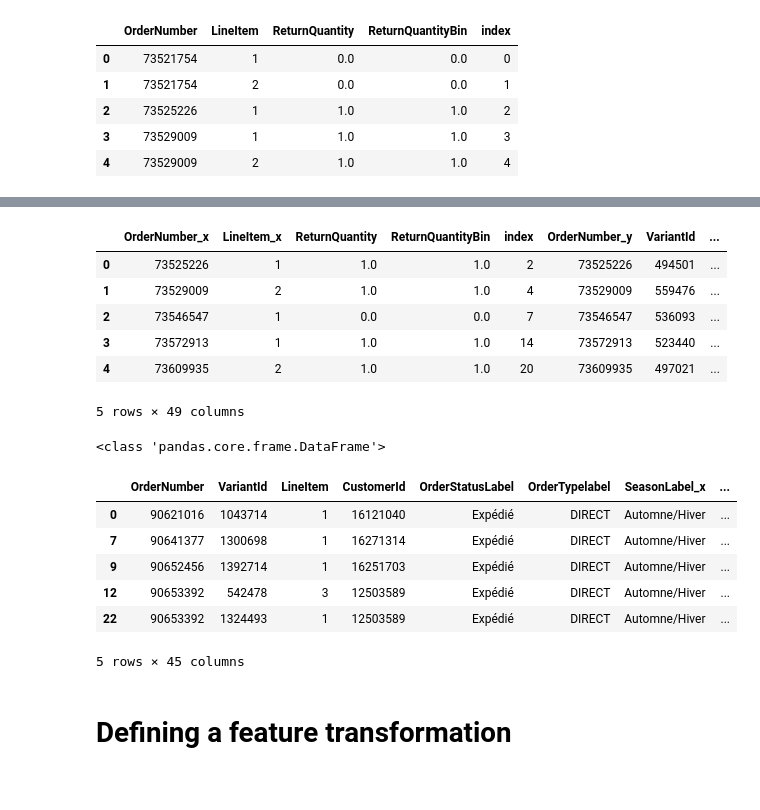
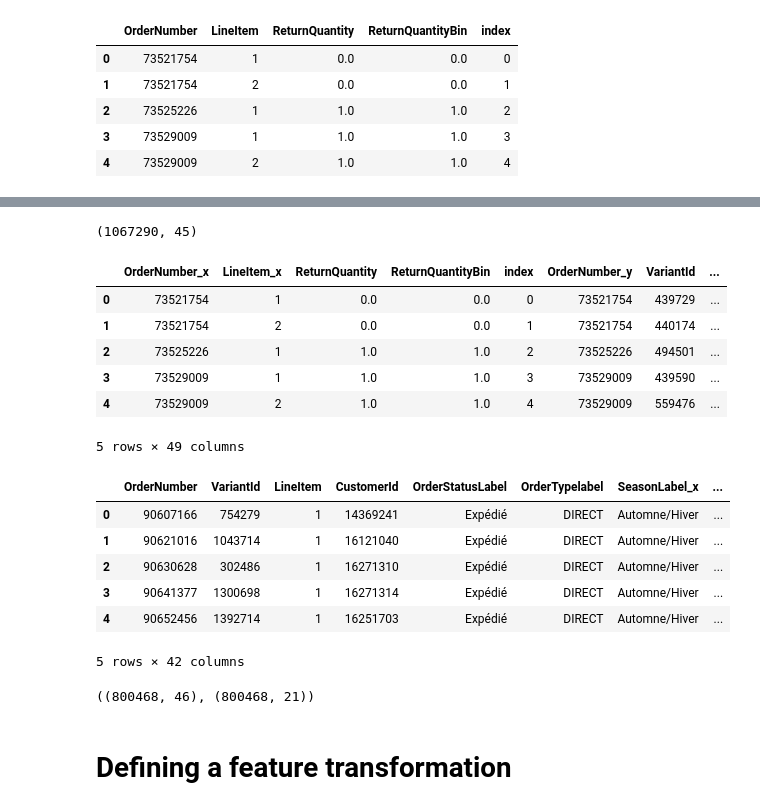
Before and after one commit to pepi4e/SD210-ML-challenge, a Jupyter notebook: Challenge_francois.ipynb, the cells around one changed output, grey strips where cells are left out. Saved outputs shown, nothing was run; the diff lists cells and outputs as text; code cells hidden in the pictures.

```diff
--- a/Challenge_francois.ipynb
+++ b/Challenge_francois.ipynb
@@ -80,3 +134,6 @@ There are exactly 845602 orders not returned and 221688 orders returned
+# %%
+col = customers['Gender'].eq('Homme').astype('float')
+customers['Gender'] = col
 # %%
 customers.head()
 # %% [output]
@@ -108,3 +235,27 @@ X_train.head()
 | 3 | 73529009 | 439590 | 1 | 12443946 | Expédié | DIRECT | Automne/Hiver | ... |
 | 4 | 73529009 | 559476 | 2 | 12443946 | Expédié | DIRECT | Automne/Hiver | ... |
 5 rows × 21 columns
+# %%
+col = X_train['OrderStatusLabel'].eq('Expédié').astype('float')
+X_train['OrderStatusLabel'] = col
+
+col1 = X_train['OrderTypelabel'].eq('DIRECT').astype('float')
+X_train['OrderTypelabel'] = col1
+
+col2 = X_train['SeasonLabel'].eq('Automne/Hiver').astype('float')
+X_train['SeasonLabel'] = col2
+
+col3 = X_train['PayementModeLabel'].eq('Carte bancaire').astype('float')
+col4 = X_train['PayementModeLabel'].eq('PayPal').astype('float')
+col5 = X_train['PayementModeLabel'].eq('DotPay').astype('float')
+col6 = X_train['PayementModeLabel'].eq('Gratuit').astype('float')
+col7 = X_train['PayementModeLabel'].eq('Chèque').astype('float')
+X_train['PayementModeLabel'] = 1.0*col3 + 2.0*col4 + 3.0*col5 + 4.0*col6 + 5.0*col7
+
+col8 = X_train['CustomerTypeLabel'].eq('Fidélisé').astype('float')
+X_train['CustomerTypeLabel'] = col8
+
+del X_train['DeviceTypeLabel']
+
+col9 = X_train['PricingTypeLabel'].eq('Plein Tarif').astype('float')
+X_train['PricingTypeLabel'] = col9
@@ -120,9 +292,10 @@ y_train.head()
 | 3 | 73529009 | 1 | 1.0 | 1.0 | 3 |
 | 4 | 73529009 | 2 | 1.0 | 1.0 | 4 |
 # %%
-X_Product = pd.merge(X_train,products,on='VariantId')
+X_Product = X_train.merge(products,how='left',on='VariantId')
 X_Product = X_Product.sort_values(by='index')
-X_Product = X_Product[:100000] #Reduce computing
+#X_Product = X_Product[:300000] #Reduce computing
+#X_Product = preprocessing.scale(X_Product)
 X_Product.head()
 # %% [output]
 |  | OrderNumber | VariantId | LineItem | CustomerId | OrderStatusLabel | OrderTypelabel | SeasonLabel_x | ... |
@@ -134,0 +308,4 @@ X_Product.head()
+# %%
+X_data = X_Product.merge(customers,how='left',on='CustomerId')
+X_data = X_data.sort_values(by='index')
+X_data.head()
@@ -135,33 +320,34 @@ X_Product.head()
+# %%
+X_data.shape
+# %% [output]
+(1067290, 45)
 # %%
-y_Product = pd.merge(y_train,X_Product,on="index")
+y_Product = pd.merge(y_train,X_data,how='left',on="index")
 y_Product = y_Product.sort_values(by='index')
-y_Product = y_Product[:100000]
+#y_Product = y_Product[:300000]
 y_Product.head()
 # %% [output]
 |  | OrderNumber_x | LineItem_x | ReturnQuantity | ReturnQuantityBin | index | OrderNumber_y | VariantId | ... |
-| 0 | 73525226 | 1 | 1.0 | 1.0 | 2 | 73525226 | 494501 | ... |
-| 1 | 73529009 | 2 | 1.0 | 1.0 | 4 | 73529009 | 559476 | ... |
-| 2 | 73546547 | 1 | 0.0 | 0.0 | 7 | 73546547 | 536093 | ... |
-| 3 | 73572913 | 1 | 1.0 | 1.0 | 14 | 73572913 | 523440 | ... |
-| 4 | 73609935 | 2 | 1.0 | 1.0 | 20 | 73609935 | 497021 | ... |
+| 0 | 73521754 | 1 | 0.0 | 0.0 | 0 | 73521754 | 439729 | ... |
+| 1 | 73521754 | 2 | 0.0 | 0.0 | 1 | 73521754 | 440174 | ... |
+| 2 | 73525226 | 1 | 1.0 | 1.0 | 2 | 73525226 | 494501 | ... |
+| 3 | 73529009 | 1 | 1.0 | 1.0 | 3 | 73529009 | 439590 | ... |
+| 4 | 73529009 | 2 | 1.0 | 1.0 | 4 | 73529009 | 559476 | ... |
 5 rows × 49 columns
 # %%
-print(type(X_train))
-C = products.corr()
+#C = X_Product.corr()
 #print((C))
-# %% [output]
-<class 'pandas.core.frame.DataFrame'>
 # %%
 index = pd.DataFrame({'index':np.arange(X_test.shape[0])})
 X_test['index']=index # Evite les duplicata
-X_test_Product = pd.merge(X_test,products,on='VariantId')
+X_test_Product = X_test.merge(products,how='left',on='VariantId')
 X_test_Product = X_test_Product.sort_values(by='index')
 X_test_Product.head()
 # %% [output]
 |  | OrderNumber | VariantId | LineItem | CustomerId | OrderStatusLabel | OrderTypelabel | SeasonLabel_x | ... |
-| 0 | 90621016 | 1043714 | 1 | 16121040 | Expédié | DIRECT | Automne/Hiver | ... |
-| 7 | 90641377 | 1300698 | 1 | 16271314 | Expédié | DIRECT | Automne/Hiver | ... |
-| 9 | 90652456 | 1392714 | 1 | 16251703 | Expédié | DIRECT | Automne/Hiver | ... |
-| 12 | 90653392 | 542478 | 3 | 12503589 | Expédié | DIRECT | Automne/Hiver | ... |
-| 22 | 90653392 | 1324493 | 1 | 12503589 | Expédié | DIRECT | Automne/Hiver | ... |
+| 0 | 90607166 | 754279 | 1 | 14369241 | Expédié | DIRECT | Automne/Hiver | ... |
+| 1 | 90621016 | 1043714 | 1 | 16121040 | Expédié | DIRECT | Automne/Hiver | ... |
+| 2 | 90630628 | 302486 | 1 | 16271310 | Expédié | DIRECT | Automne/Hiver | ... |
+| 3 | 90641377 | 1300698 | 1 | 16271314 | Expédié | DIRECT | Automne/Hiver | ... |
+| 4 | 90652456 | 1392714 | 1 | 16251703 | Expédié | DIRECT | Automne/Hiver | ... |
-5 rows × 45 columns
+5 rows × 42 columns
@@ -168,3 +357,7 @@ X_test_Product.head()
+# %%
+X_test_data.shape , X_test.shape
+# %% [output]
+((800468, 46), (800468, 21))
 # %% [markdown]
 # Defining a feature transformation
 # %%
```
Also changed, not shown: parts of 23 cells of this notebook.
